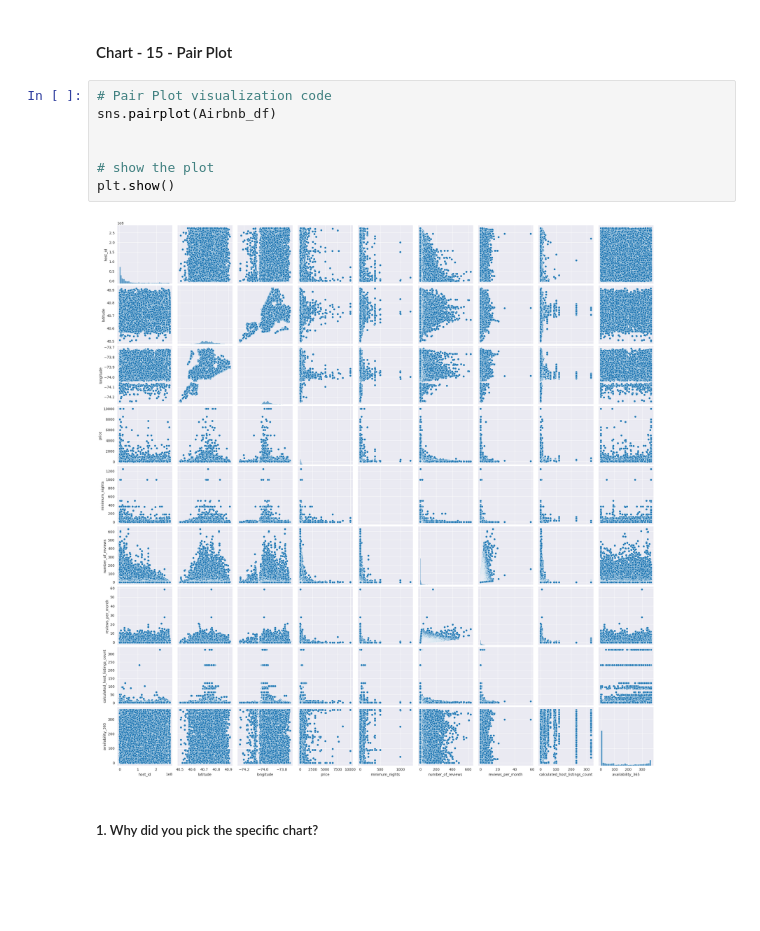
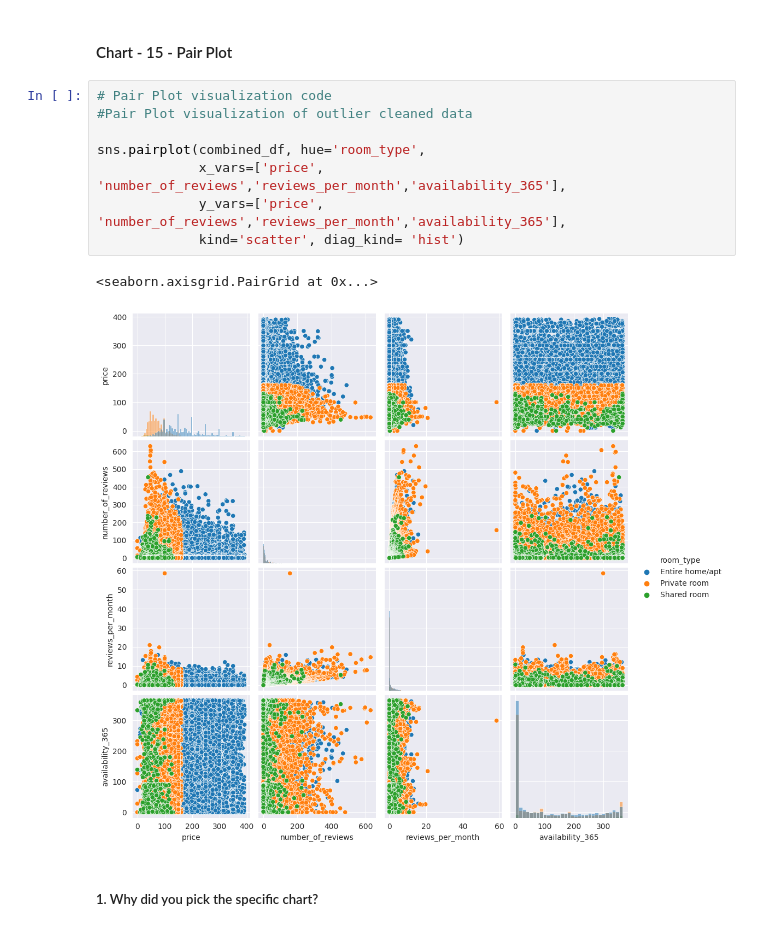
Before and after one commit to Deepalikardam/Capstone-EDA-project-Airbnb-booking-Analysis, a Jupyter notebook: EDA_project_Airbnb_booking_analysis_Template.ipynb, the cells around one changed output. Saved outputs shown, nothing was run; the diff lists cells and outputs as text; blank space fills up the shorter version.

```diff
--- a/EDA_project_Airbnb_booking_analysis_Template.ipynb
+++ b/EDA_project_Airbnb_booking_analysis_Template.ipynb
@@ -916,15 +916,17 @@ Answer Here.
 Answer Here
 # %% [markdown]
 #### Chart - 15 - Pair Plot
-# %%
-# Pair Plot visualization code
-sns.pairplot(Airbnb_df)
-
-
-# show the plot
-plt.show()
-# %% [output]
-[figure, removed]
+# %%
+# Pair Plot visualization code
+#Pair Plot visualization of outlier cleaned data
+
+sns.pairplot(combined_df, hue='room_type',
+             x_vars=['price', 'number_of_reviews','reviews_per_month','availability_365'],
+             y_vars=['price', 'number_of_reviews','reviews_per_month','availability_365'],
+             kind='scatter', diag_kind= 'hist')
+# %% [output]
+<seaborn.axisgrid.PairGrid at 0x...>
+[figure, added]
 # %% [markdown]
 ##### 1. Why did you pick the specific chart?
 # %% [markdown]
```
Also changed, not shown: parts of 2 cells of this notebook.
